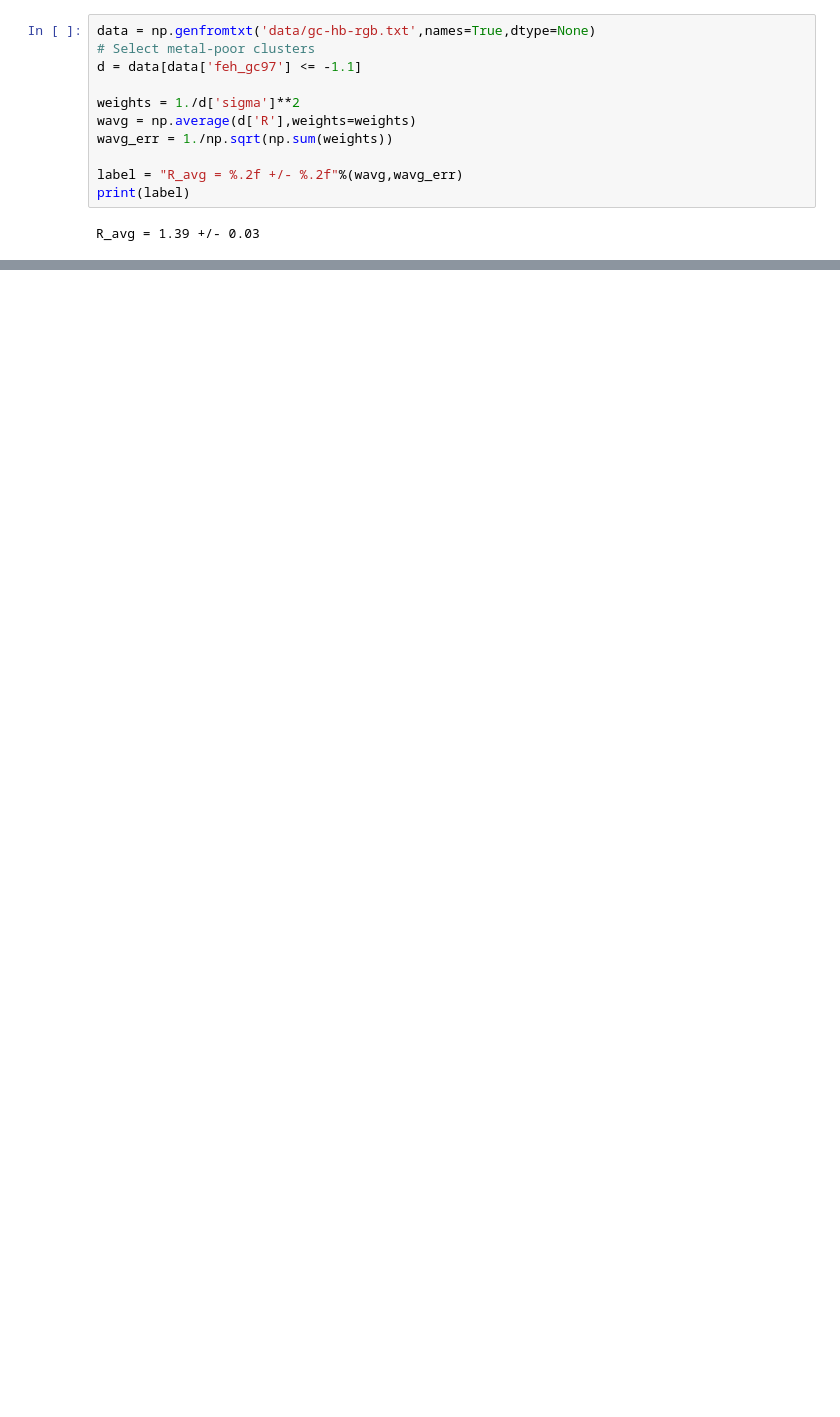
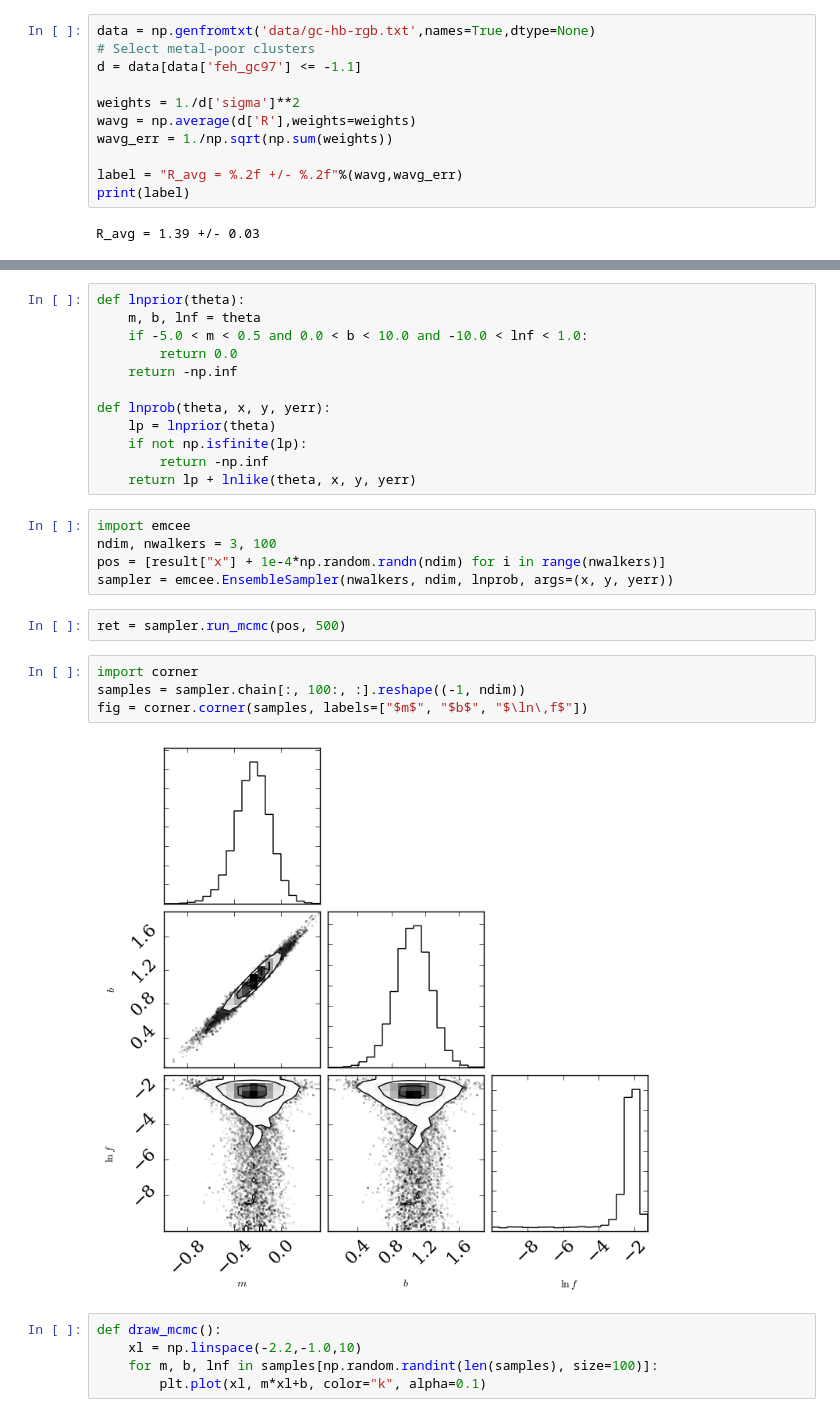
Before and after one commit to lsstdarkmatter/axions, a Jupyter notebook: hb_rgb_ratio.ipynb, the cells around one changed output, grey strips where cells are left out. Saved outputs shown, nothing was run; the diff lists cells and outputs as text; blank space fills up the shorter version.

Commit message:
Adding some mcmc fitting

```diff
--- a/hb_rgb_ratio.ipynb
+++ b/hb_rgb_ratio.ipynb
@@ -30,0 +91,30 @@ plt.legend()
+# %%
+def lnprior(theta):
+    m, b, lnf = theta
+    if -5.0 < m < 0.5 and 0.0 < b < 10.0 and -10.0 < lnf < 1.0:
+        return 0.0
+    return -np.inf
+
+def lnprob(theta, x, y, yerr):
+    lp = lnprior(theta)
+    if not np.isfinite(lp):
+        return -np.inf
+    return lp + lnlike(theta, x, y, yerr)
+# %%
+import emcee
+ndim, nwalkers = 3, 100
+pos = [result["x"] + 1e-4*np.random.randn(ndim) for i in range(nwalkers)]
+sampler = emcee.EnsembleSampler(nwalkers, ndim, lnprob, args=(x, y, yerr))
+# %%
+ret = sampler.run_mcmc(pos, 500)
+# %%
+import corner
+samples = sampler.chain[:, 100:, :].reshape((-1, ndim))
+fig = corner.corner(samples, labels=["$m$", "$b$", "$\ln\,f$"])
+# %% [output]
+[figure, added]
+# %%
+def draw_mcmc():
+    xl = np.linspace(-2.2,-1.0,10)
+    for m, b, lnf in samples[np.random.randint(len(samples), size=100)]:
+        plt.plot(xl, m*xl+b, color="k", alpha=0.1)
```
Also changed, not shown: parts of 16 cells of this notebook.
